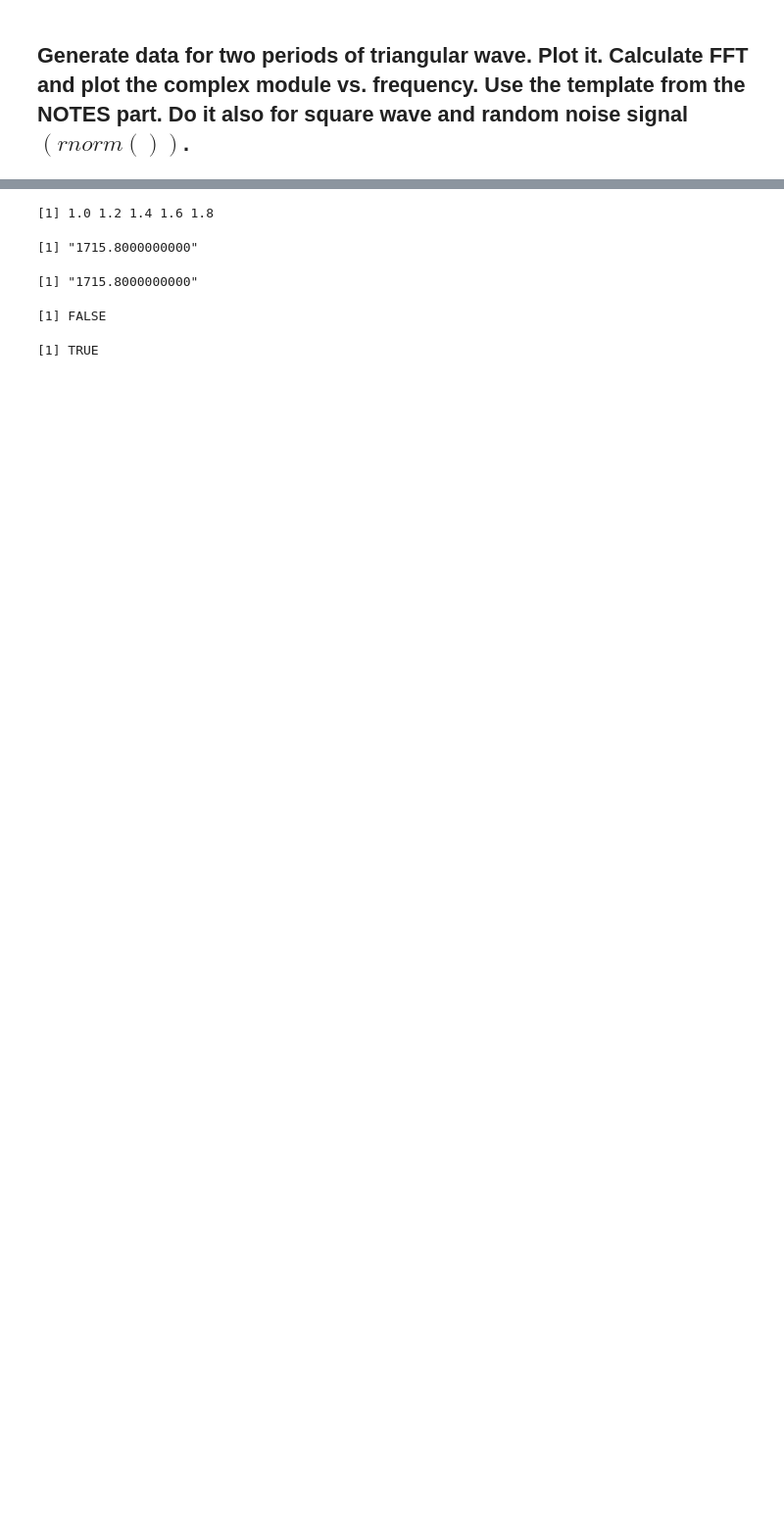
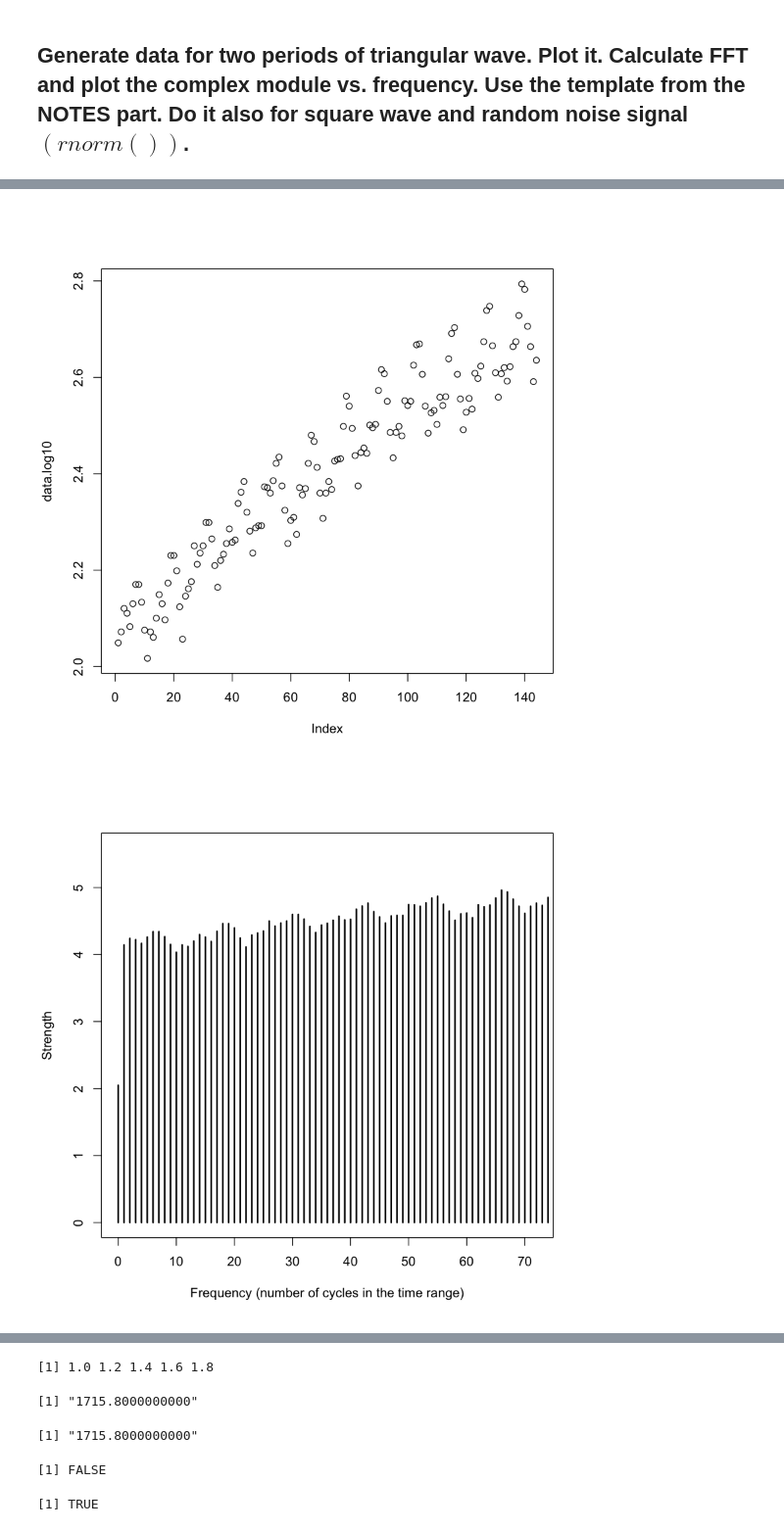
Before and after one commit to Squaess/AdvancedTopicsInAlgebra, a Jupyter notebook: List3/Exercises.ipynb, the cells around one changed output, grey strips where cells are left out. Shown at 98% size. Cells and saved outputs as stored; diff of their text form; code cells hidden in the pictures; blank space fills up the shorter version.

```diff
--- a/List3/Exercises.ipynb
+++ b/List3/Exercises.ipynb
@@ -141,0 +139,13 @@ plot.frequency.spectrum(AP.fft)
+# %%
+air.passengers.data <- AP[1:length(AP)]
+data.log10 <-  log10(air.passengers.data)
+plot(data.log10)
+# plot.frequency.spectrum(data.log10)
+t.var <- 0:(length(data.log10)-1)
+trend <- lm(data.log10 ~ t.var)
+data.log10.detrended <- trend$residuals
+ft.data.log10.detrended <- fft(data.log10.detrended);
+plot.frequency.spectrum(ft.data.log10.detrended)
+# %% [output]
+[figure, added]
+[figure, added]
```
Also changed, not shown: parts of 8 cells of this notebook, 1 other file.
